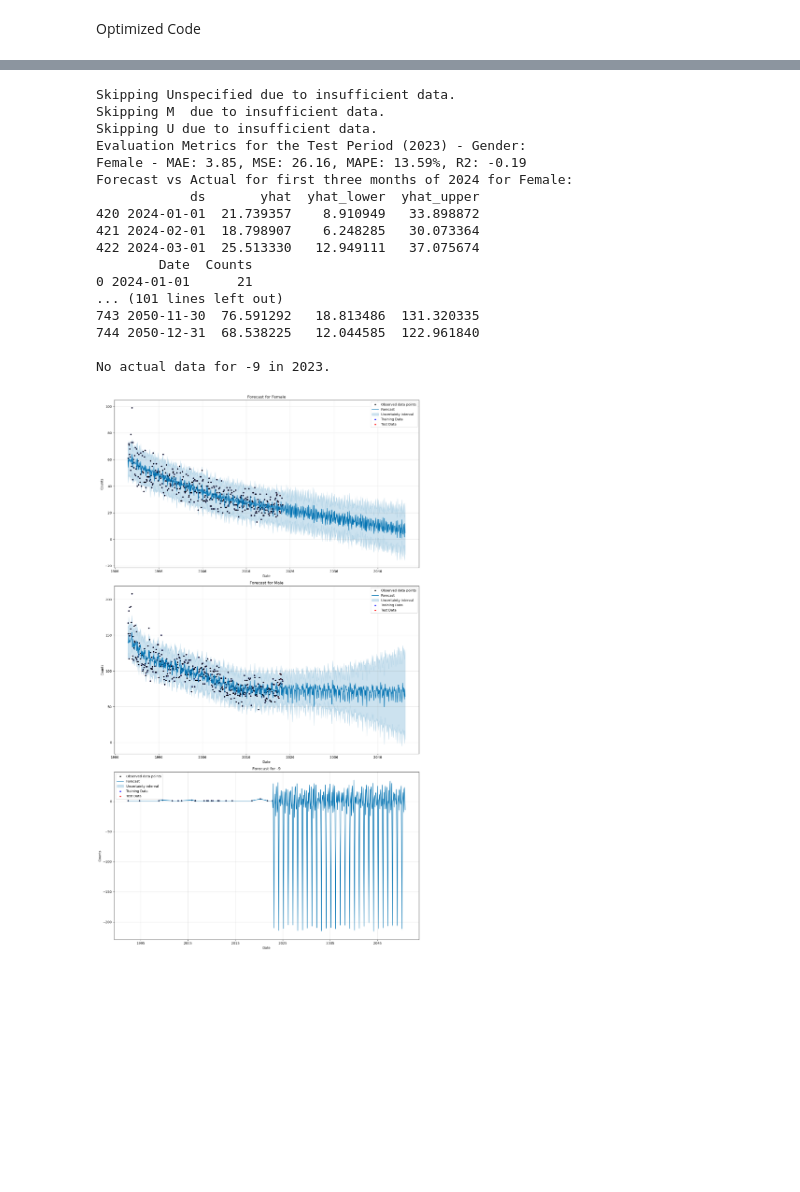
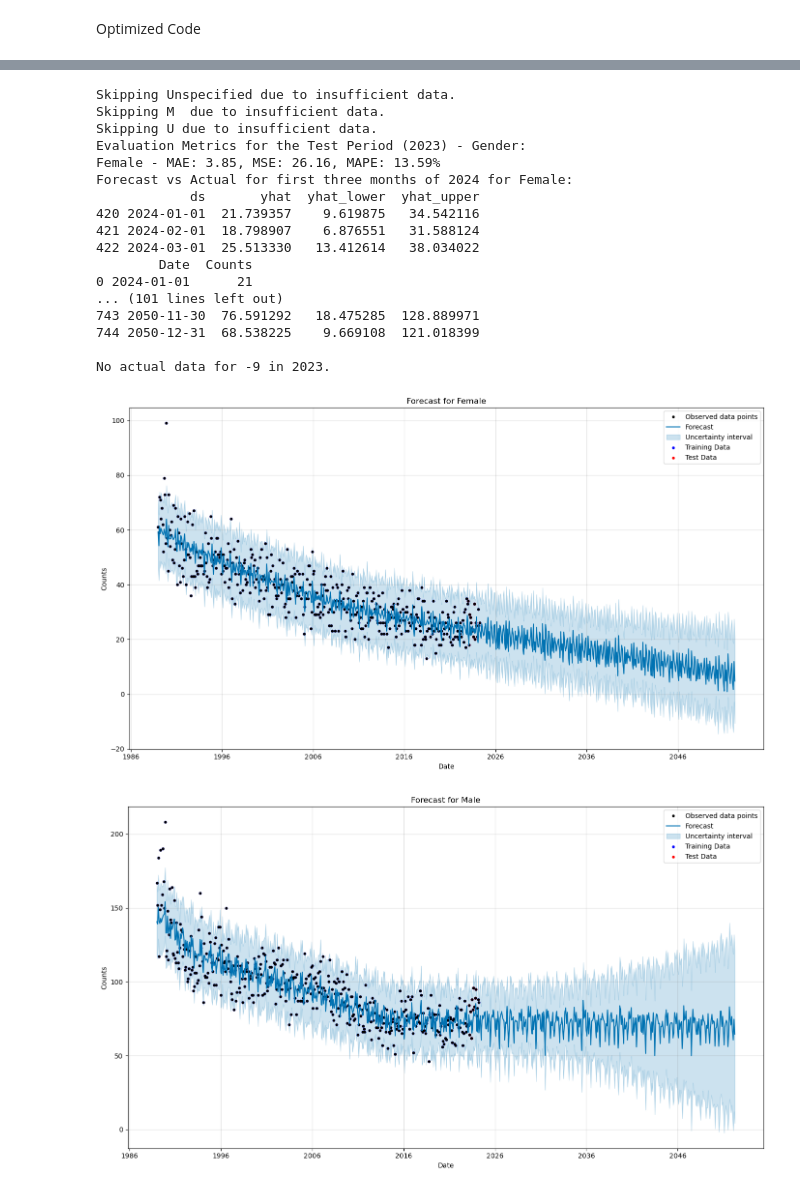
Before and after one commit to mraminamiri/Time-Seri, a Jupyter notebook: gender/Gender.ipynb, the cells around one changed output, grey strips where cells are left out. Drawn from its saved outputs; the diff is of its cells as text; code cells hidden in the pictures; blank space fills up the shorter version.

```diff
--- a/gender/Gender.ipynb
+++ b/gender/Gender.ipynb
@@ -110,9 +110,9 @@ for value, forecast in forecasts.items():
     mae = mean_absolute_error(actual_counts_2023['y'], forecast_2023['yhat'])
     mse = mean_squared_error(actual_counts_2023['y'], forecast_2023['yhat'])
     mape = mean_absolute_percentage_error(actual_counts_2023['y'], forecast_2023['yhat'])
-    r2 = r2_score(actual_counts_2023['y'], forecast_2023['yhat'])
+    #r2 = r2_score(actual_counts_2023['y'], forecast_2023['yhat'])
 
-    print(f"{value} - MAE: {mae:.2f}, MSE: {mse:.2f}, MAPE: {mape:.2f}%, R2: {r2:.2f}")
+    print(f"{value} - MAE: {mae:.2f}, MSE: {mse:.2f}, MAPE: {mape:.2f}%")
     print(f"Forecast vs Actual for first three months of 2024 for {value}:")
     future_2024 = forecast[(forecast['ds'] >= '2024-01-01') & (forecast['ds'] <= '2024-03-31')]
     print(future_2024[['ds', 'yhat', 'yhat_lower', 'yhat_upper']])
@@ -140,10 +140,9 @@ for value, forecast in forecasts.items():
     print(future_2050[['ds', 'yhat', 'yhat_lower', 'yhat_upper']])
     print()
 
-# Plot the forecasts
-fig, axes = plt.subplots(nrows=len(forecasts), ncols=1, figsize=(14, 8*len(forecasts)))
-
-for ax, (value, forecast) in zip(axes, forecasts.items()):
+# Plot the forecasts in separate figures
+for value, forecast in forecasts.items():
+    fig, ax = plt.subplots(figsize=(14, 8))
     model = time_of_day_models[value]
     model.plot(forecast, ax=ax, xlabel='Date', ylabel='Counts')
 
@@ -158,12 +157,12 @@ for ax, (value, forecast) in zip(axes, forecasts.items()):
     ax.legend()
     ax.set_title(f'Forecast for {value}')
 
-# Show the plot
-plt.tight_layout()
-plt.show()
+    # Show the plot
+    plt.tight_layout()
+    plt.show()
 
-# Save the plot
-fig.savefig(f'{feature}_forecast.png')
+    # Save the plot
+    fig.savefig(f'{feature}_{value}_forecast.png')
 
 # Perform Dickey-Fuller Test
 print("Dickey-Fuller Test Results:")
@@ -191,18 +190,19 @@ for year in range(2013, 2024):
 Skipping Unspecified due to insufficient data.
 Skipping M  due to insufficient data.
 Skipping U due to insufficient data.
 Evaluation Metrics for the Test Period (2023) - Gender:
-Female - MAE: 3.85, MSE: 26.16, MAPE: 13.59%, R2: -0.19
+Female - MAE: 3.85, MSE: 26.16, MAPE: 13.59%
 Forecast vs Actual for first three months of 2024 for Female:
             ds       yhat  yhat_lower  yhat_upper
-420 2024-01-01  21.739357    8.910949   33.898872
-421 2024-02-01  18.798907    6.248285   30.073364
-422 2024-03-01  25.513330   12.949111   37.075674
+420 2024-01-01  21.739357    9.619875   34.542116
+421 2024-02-01  18.798907    6.876551   31.588124
+422 2024-03-01  25.513330   13.412614   38.034022
         Date  Counts
 0 2024-01-01      21
 ... (101 lines left out)
-743 2050-11-30  76.591292   18.813486  131.320335
-744 2050-12-31  68.538225   12.044585  122.961840
+743 2050-11-30  76.591292   18.475285  128.889971
+744 2050-12-31  68.538225    9.669108  121.018399
 
 No actual data for -9 in 2023.
-[figure, old version]
+[figure, new version]
+[figure, added]
```
Also changed, not shown: parts of 5 cells of this notebook.
